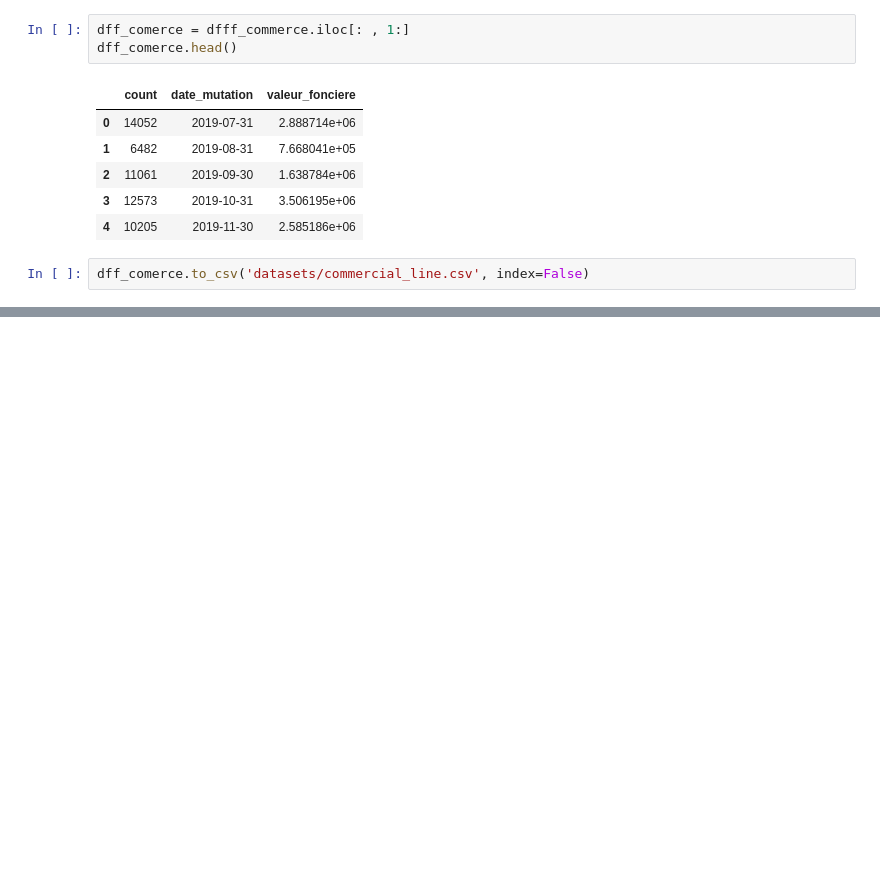
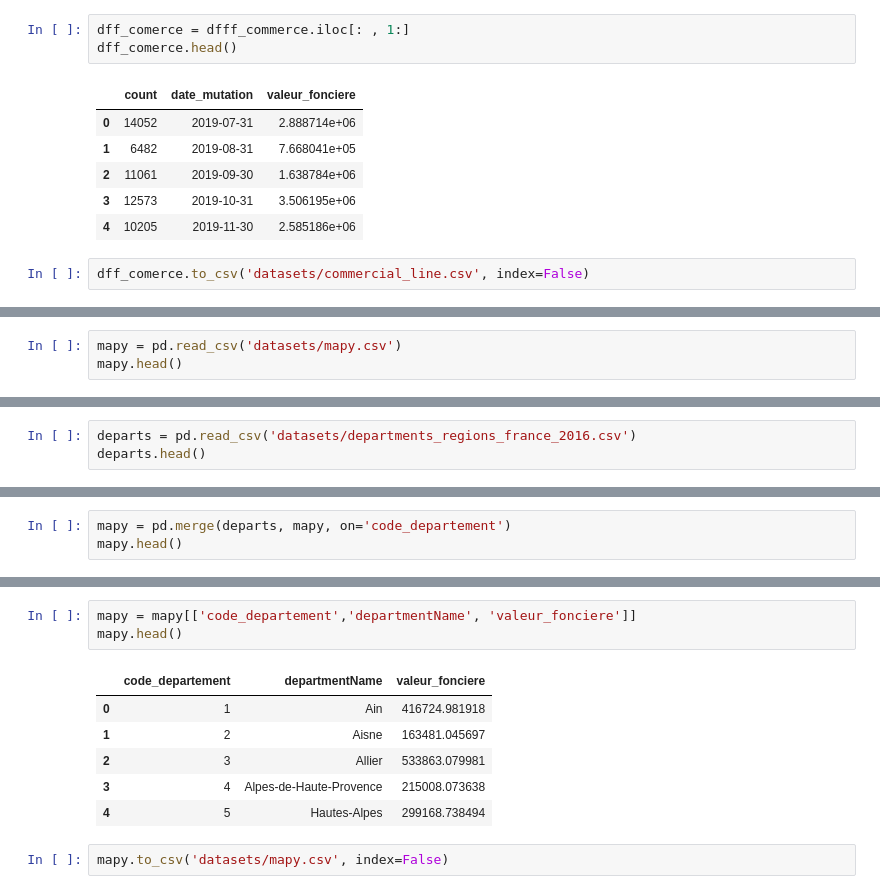
Before and after one commit to MohamedAziz-Khezami/French_House, a Jupyter notebook: dataframes.ipynb, the cells around one changed output, grey strips where cells are left out. Cells and saved outputs as stored; diff of their text form; blank space fills up the shorter version.

```diff
--- a/dataframes.ipynb
+++ b/dataframes.ipynb
@@ -1129,0 +1132,3 @@ dff_comerce.to_csv('datasets/commercial_line.csv', index=False)
+# %%
+mapy = pd.read_csv('datasets/mapy.csv')
+mapy.head()
@@ -1129,0 +1142,3 @@ dff_comerce.to_csv('datasets/commercial_line.csv', index=False)
+# %%
+departs = pd.read_csv('datasets/departments_regions_france_2016.csv')
+departs.head()
@@ -1129,0 +1152,3 @@ dff_comerce.to_csv('datasets/commercial_line.csv', index=False)
+# %%
+mapy = pd.merge(departs, mapy, on='code_departement')
+mapy.head()
@@ -1129,0 +1175,12 @@ dff_comerce.to_csv('datasets/commercial_line.csv', index=False)
+# %%
+mapy = mapy[['code_departement','departmentName', 'valeur_fonciere']]
+mapy.head()
+# %% [output]
+|  | code_departement | departmentName | valeur_fonciere |
+| 0 | 1 | Ain | 416724.981918 |
+| 1 | 2 | Aisne | 163481.045697 |
+| 2 | 3 | Allier | 533863.079981 |
+| 3 | 4 | Alpes-de-Haute-Provence | 215008.073638 |
+| 4 | 5 | Hautes-Alpes | 299168.738494 |
+# %%
+mapy.to_csv('datasets/mapy.csv', index=False)
```
Also changed, not shown: parts of 6 cells of this notebook, 3 other files.
